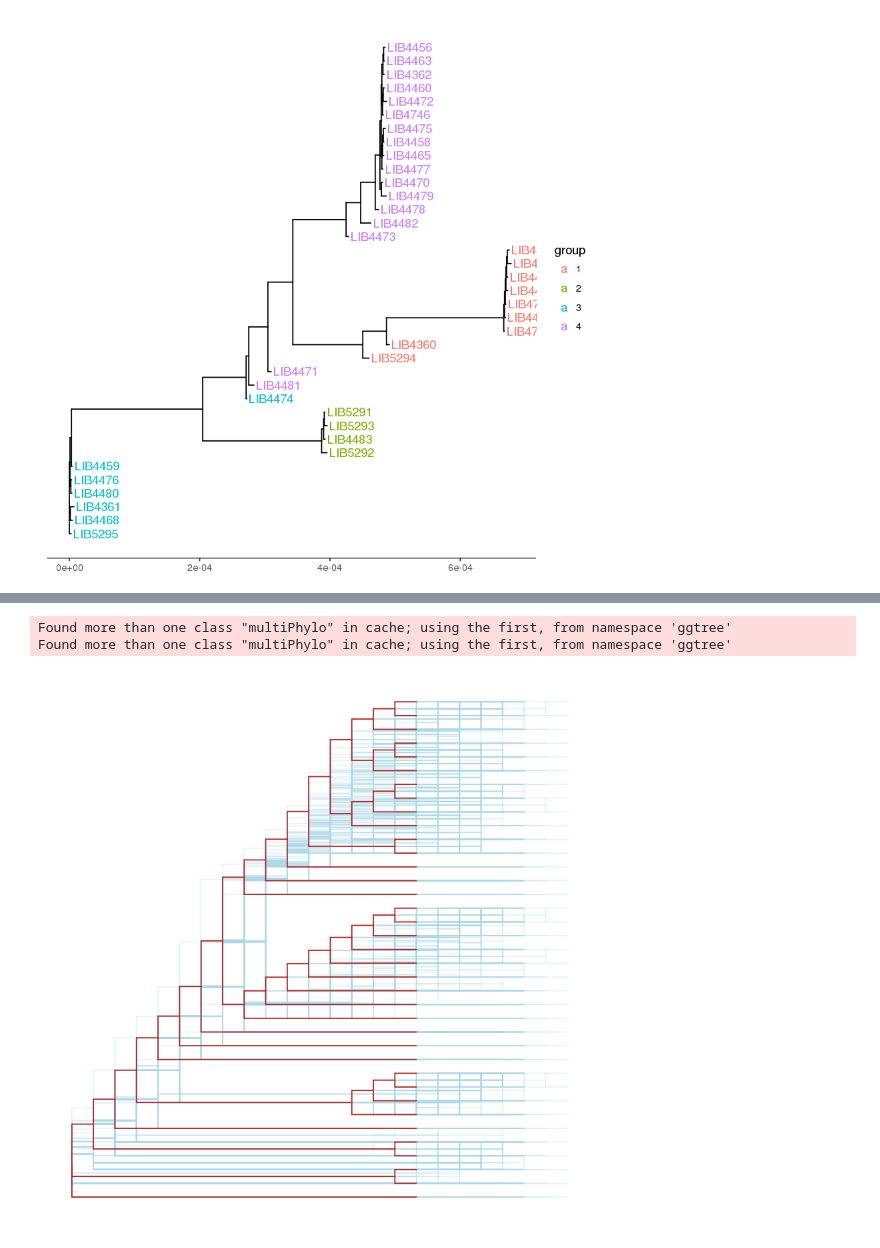
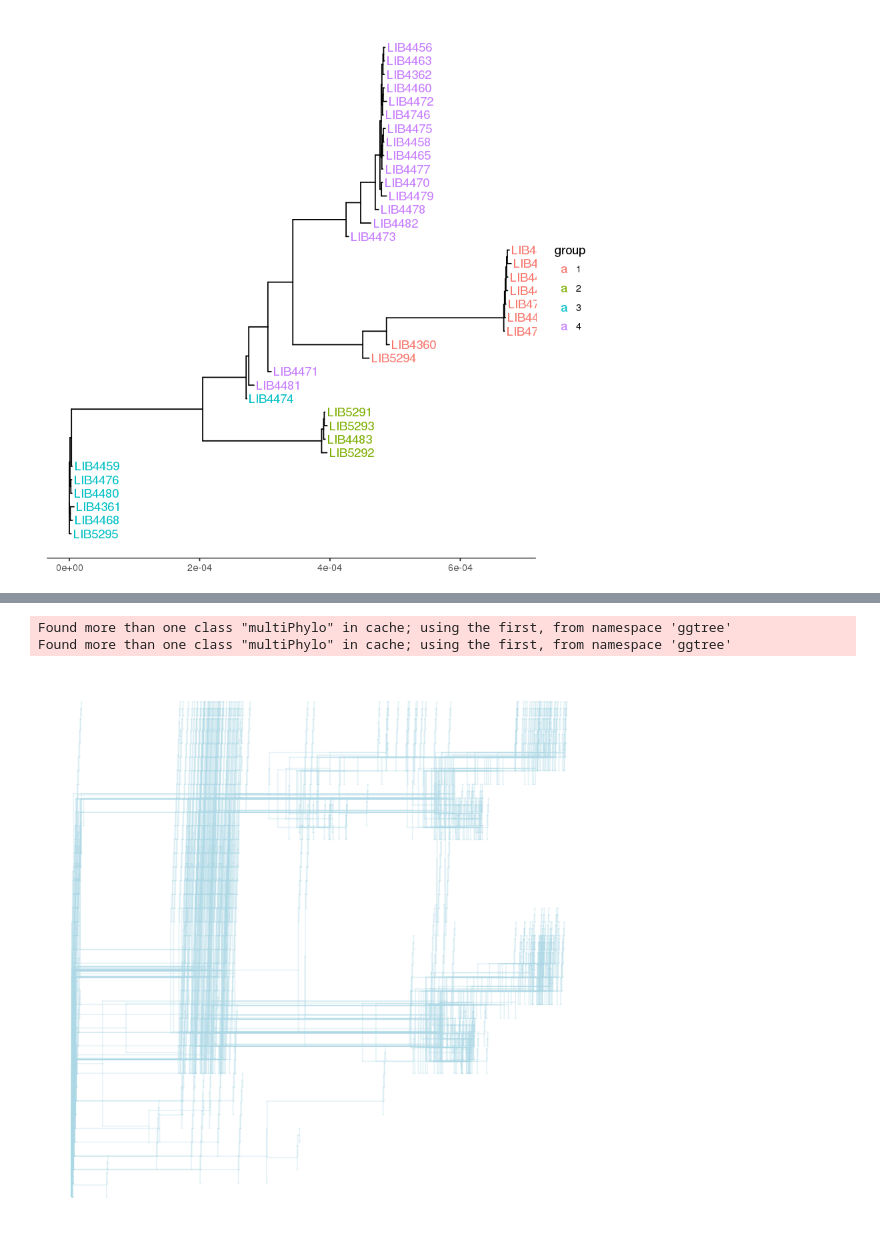
Before and after one commit to SaundersLab/FP_notebooks, a Jupyter notebook: 0.3/Trees.ipynb, the cells around one changed output, grey strips where cells are left out. Drawn from its saved outputs; the diff is of its cells as text; code cells hidden in the pictures.

```diff
--- a/0.3/Trees.ipynb
+++ b/0.3/Trees.ipynb
@@ -49,9 +66,10 @@ p %<+% groups + geom_tiplab2(aes(color=group)) + theme_tree2(legend.position='ri
 # %%
-btrees <- read.tree("bootstraps/RAxML_bootstrap.2013")
+btrees <- read.tree("ng/2013.raxml.bootstraps")
 p <- ggtree(btrees, layout="rectangular",   color="lightblue", alpha=.3)
-df <- fortify(raxml13, branch.length = 'none')
-p+geom_tree(data=df, color='firebrick')
+#df <- fortify(raxml13, branch.length = 'none')
+#p+geom_tree(data=df, color='firebrick')
+p
 # %% [output]
 Found more than one class "multiPhylo" in cache; using the first, from namespace 'ggtree'
 Found more than one class "multiPhylo" in cache; using the first, from namespace 'ggtree'
-[figure, old version]
+[figure, new version]
```
Also changed, not shown: parts of 6 cells of this notebook.
